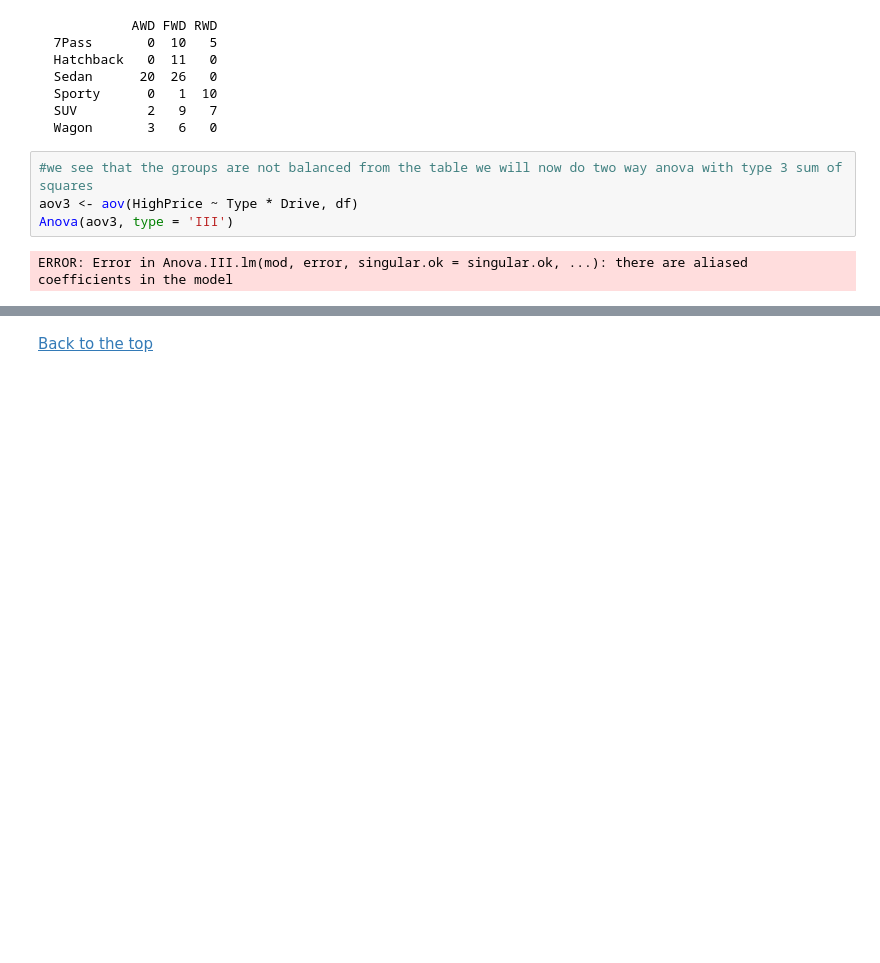
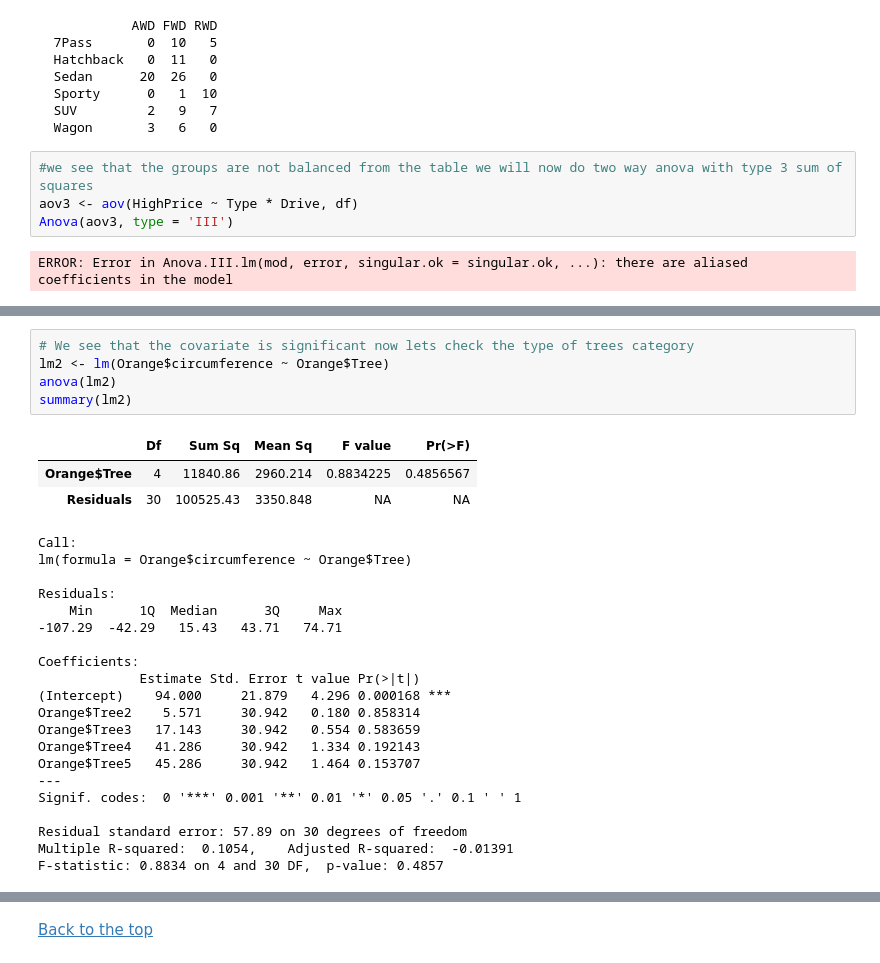
Before and after one commit to yesman89/Stats-Review, a Jupyter notebook: Stats-Review.ipynb, the cells around one changed output, grey strips where cells are left out. Drawn from its saved outputs; the diff is of its cells as text; blank space fills up the shorter version.

```diff
--- a/Stats-Review.ipynb
+++ b/Stats-Review.ipynb
@@ -866,0 +934,29 @@ ERROR: Error in Anova.III.lm(mod, error, singular.ok = singular.ok, ...): there
+# %%
+# We see that the covariate is significant now lets check the type of trees category
+lm2 <- lm(Orange$circumference ~ Orange$Tree)
+anova(lm2)
+summary(lm2)
+# %% [output]
+|  | Df | Sum Sq | Mean Sq | F value | Pr(>F) |
+| Orange$Tree | 4 | 11840.86 | 2960.214 | 0.8834225 | 0.4856567 |
+| Residuals | 30 | 100525.43 | 3350.848 | NA | NA |
+Call:
+lm(formula = Orange$circumference ~ Orange$Tree)
+
+Residuals:
+    Min      1Q  Median      3Q     Max
+-107.29  -42.29   15.43   43.71   74.71
+
+Coefficients:
+             Estimate Std. Error t value Pr(>|t|)
+(Intercept)    94.000     21.879   4.296 0.000168 ***
+Orange$Tree2    5.571     30.942   0.180 0.858314
+Orange$Tree3   17.143     30.942   0.554 0.583659
+Orange$Tree4   41.286     30.942   1.334 0.192143
+Orange$Tree5   45.286     30.942   1.464 0.153707
+---
+Signif. codes:  0 '***' 0.001 '**' 0.01 '*' 0.05 '.' 0.1 ' ' 1
+
+Residual standard error: 57.89 on 30 degrees of freedom
+Multiple R-squared:  0.1054,    Adjusted R-squared:  -0.01391
+F-statistic: 0.8834 on 4 and 30 DF,  p-value: 0.4857
```
Also changed, not shown: parts of 10 cells of this notebook.
